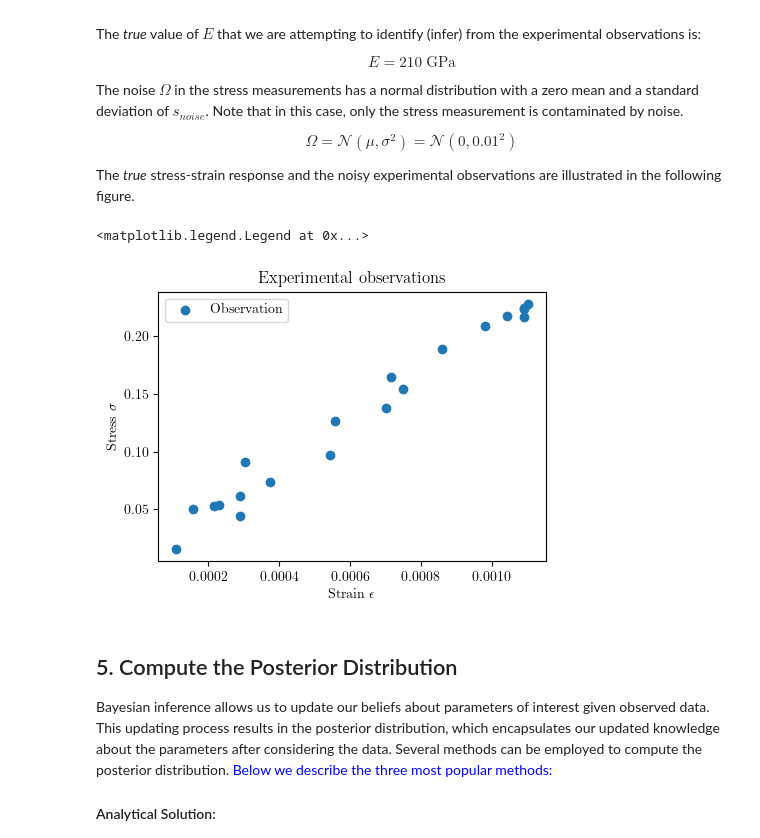
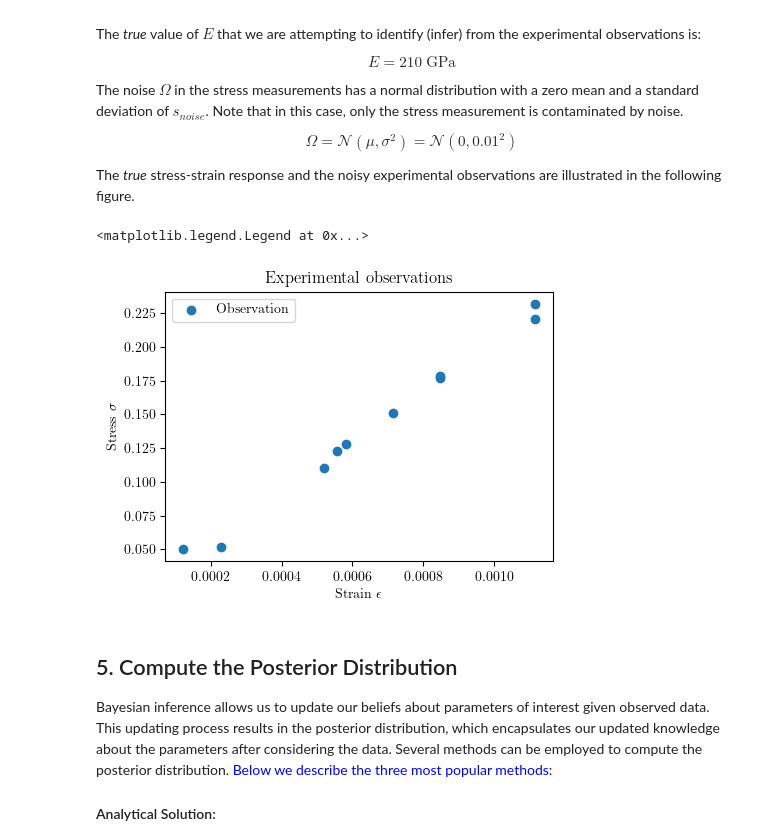
Before and after one commit to mark-hobbs/bayesian-inference-tutorial, a Jupyter notebook: examples/01-linear-elasticity.ipynb, the cells around one changed output. Drawn from its saved outputs; the diff is of its cells as text; code cells hidden in the pictures.

```diff
--- a/examples/01-linear-elasticity.ipynb
+++ b/examples/01-linear-elasticity.ipynb
@@ -425,23 +423,23 @@ $$\Omega = \mathcal{N}(\mu, \sigma^2) = \mathcal{N}(0, 0.01^2)$$
 The *true* stress-strain response and the noisy experimental observations are illustrated in the following figure.
 # %%
 sigma = 0.01  # standard deviation of the noise
-n_observations = 20
+n_observations = 10
 x = np.linspace(0, 1.2e-3, 100)
 strain_observed = np.random.choice(x, n_observations)
 stress_observed = compute_stress(E, strain_observed) + np.random.normal(
     scale=sigma, size=strain_observed.shape[0]
 )  # noisy data
 
 plt.figure(figsize=(5, 3.5))
 plt.scatter(strain_observed, stress_observed, label="Observation")
 plt.title("Experimental observations")
 plt.xlabel("Strain $\epsilon$")
 plt.ylabel("Stress $\sigma$")
 plt.legend()
 # plt.savefig("figures/linear-elastic-experimental-observations.png", dpi=300)
 # %% [output]
 <matplotlib.legend.Legend at 0x...>
-[figure, old version]
+[figure, new version]
 # %% [markdown]
 ## 5. Compute the Posterior Distribution
 
```
Also changed, not shown: parts of 8 cells of this notebook, 1 other file.
